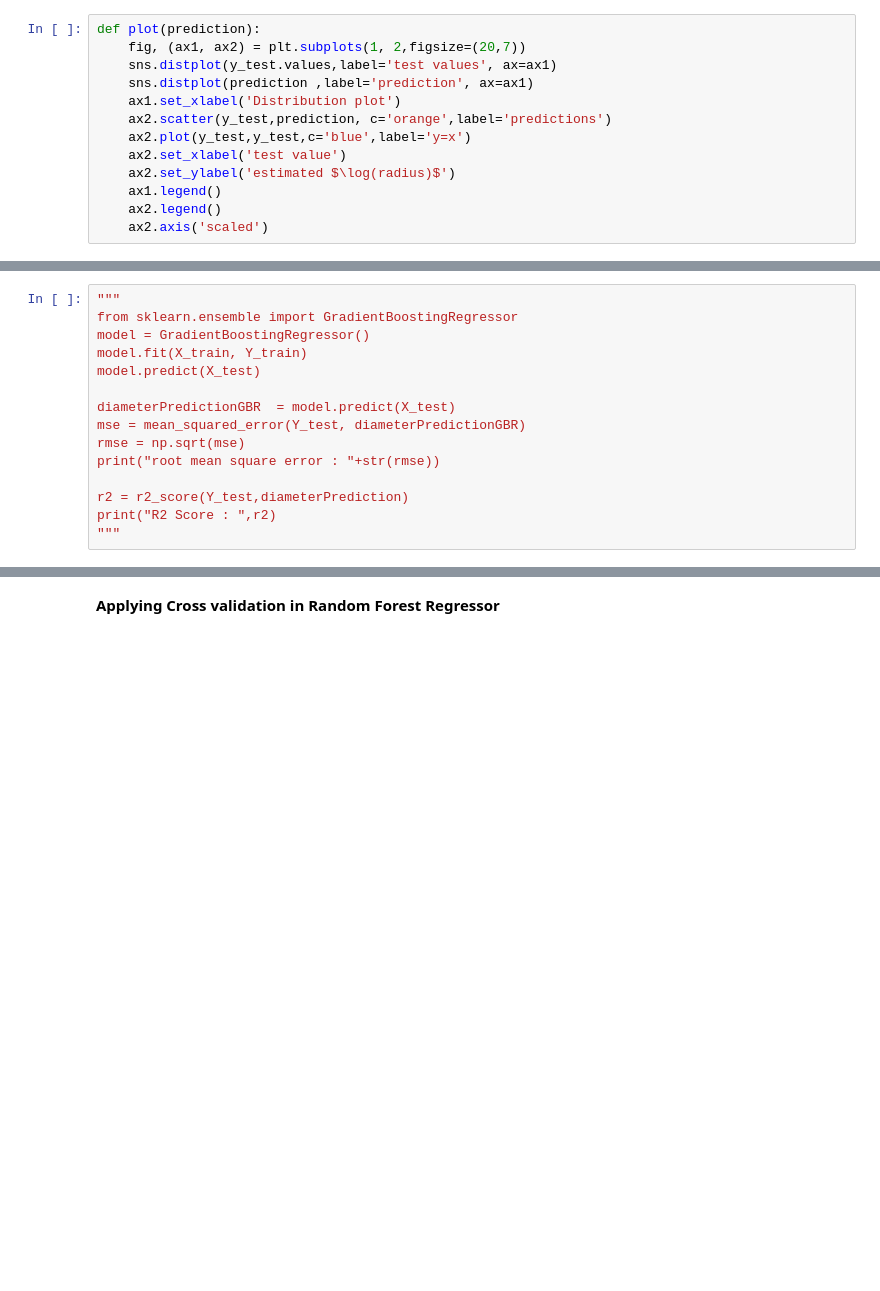
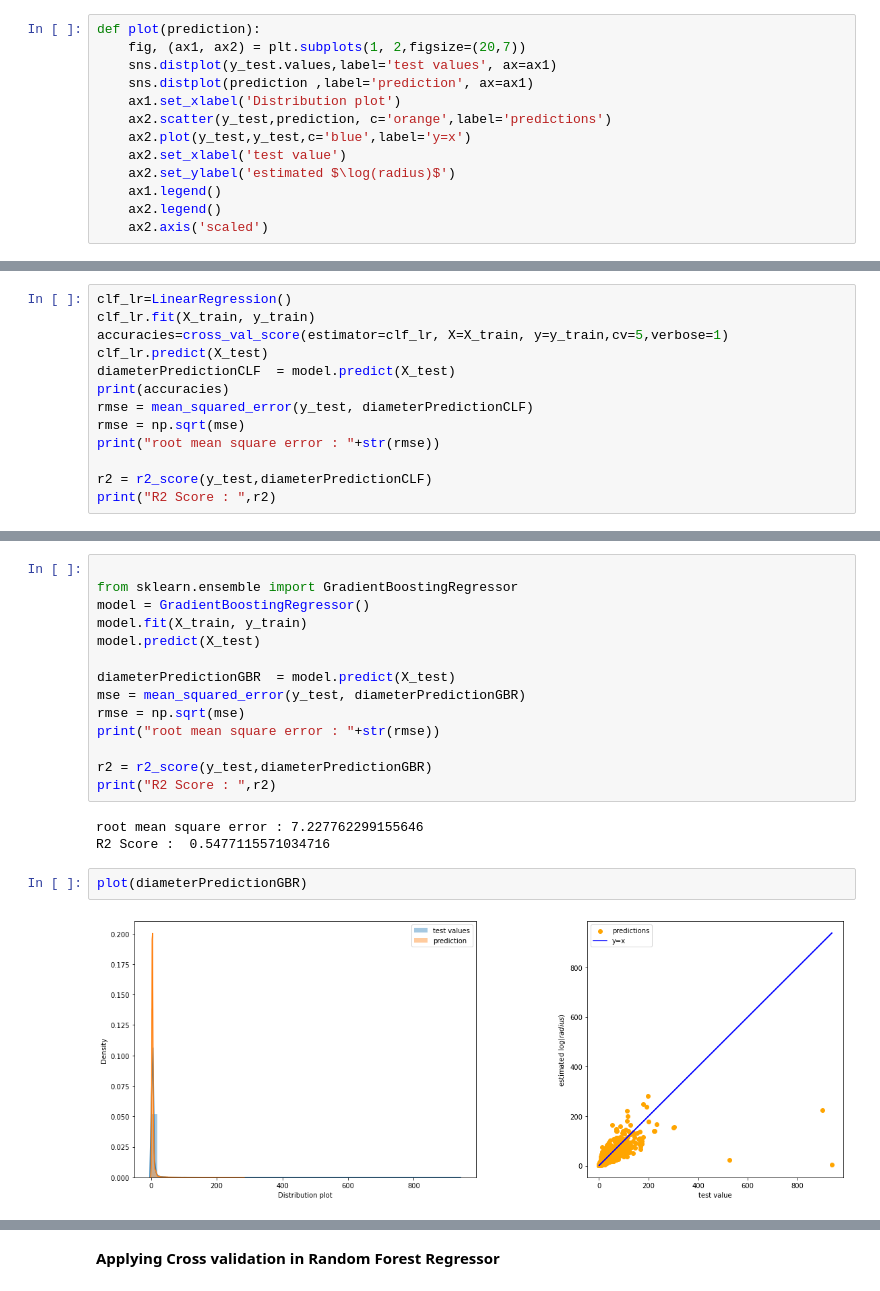
Before and after one commit to mayankbhandari10/Web-scraping-and-Data-Analysis, a Jupyter notebook: Asteroid Diameter Pridiction.ipynb, the cells around one changed output, grey strips where cells are left out. Cells and saved outputs as stored; diff of their text form; blank space fills up the shorter version.

```diff
--- a/Asteroid Diameter Pridiction.ipynb
+++ b/Asteroid Diameter Pridiction.ipynb
@@ -303,0 +509,13 @@ def plot(prediction):
+# %%
+clf_lr=LinearRegression()
+clf_lr.fit(X_train, y_train)
+accuracies=cross_val_score(estimator=clf_lr, X=X_train, y=y_train,cv=5,verbose=1)
+clf_lr.predict(X_test)
+diameterPredictionCLF  = model.predict(X_test)
+print(accuracies)
+rmse = mean_squared_error(y_test, diameterPredictionCLF)
+rmse = np.sqrt(mse)
+print("root mean square error : "+str(rmse))
+
+r2 = r2_score(y_test,diameterPredictionCLF)
+print("R2 Score : ",r2)
@@ -317,18 +550,24 @@ plot(diameterPrediction_DT)
 # %%
-"""
+
 from sklearn.ensemble import GradientBoostingRegressor
 model = GradientBoostingRegressor()
-model.fit(X_train, Y_train)
+model.fit(X_train, y_train)
 model.predict(X_test)
 
 diameterPredictionGBR  = model.predict(X_test)
-mse = mean_squared_error(Y_test, diameterPredictionGBR)
+mse = mean_squared_error(y_test, diameterPredictionGBR)
 rmse = np.sqrt(mse)
 print("root mean square error : "+str(rmse))
 
-r2 = r2_score(Y_test,diameterPrediction)
+r2 = r2_score(y_test,diameterPredictionGBR)
 print("R2 Score : ",r2)
-"""
+# %% [output]
+root mean square error : 7.227762299155646
+R2 Score :  0.5477115571034716
+# %%
+plot(diameterPredictionGBR)
+# %% [output]
+[figure, added]
 # %%
 from xgboost.sklearn import XGBRegressor
 modelxgb = XGBRegressor()
```
Also changed, not shown: parts of 68 cells of this notebook.
